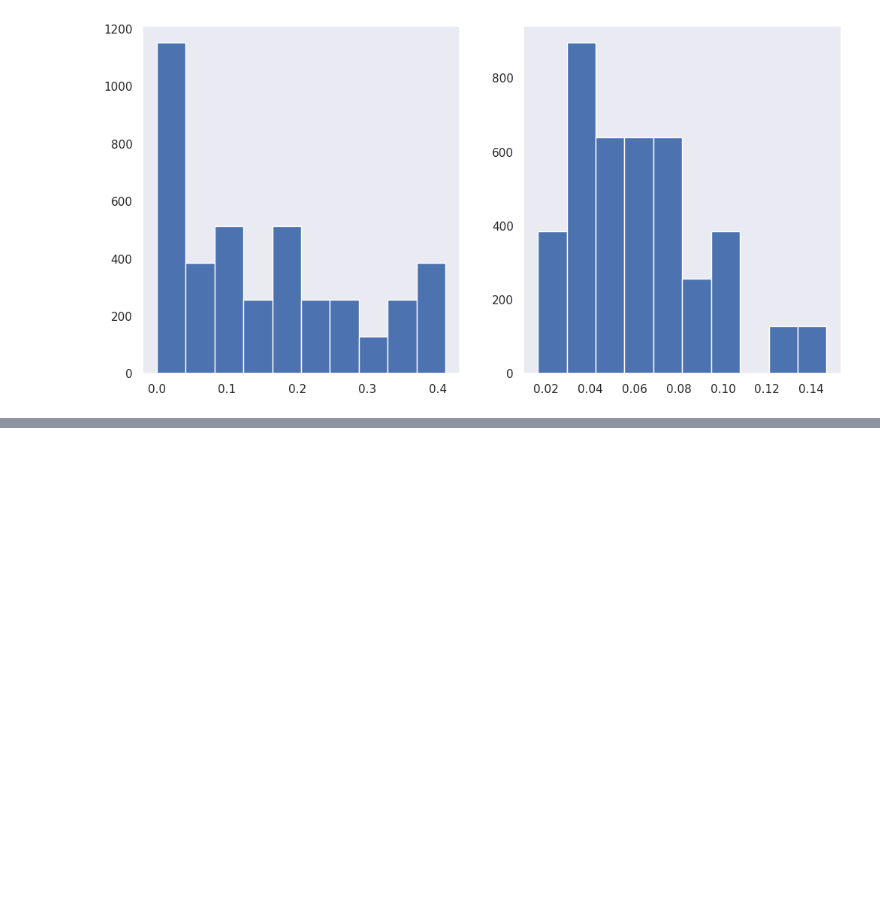
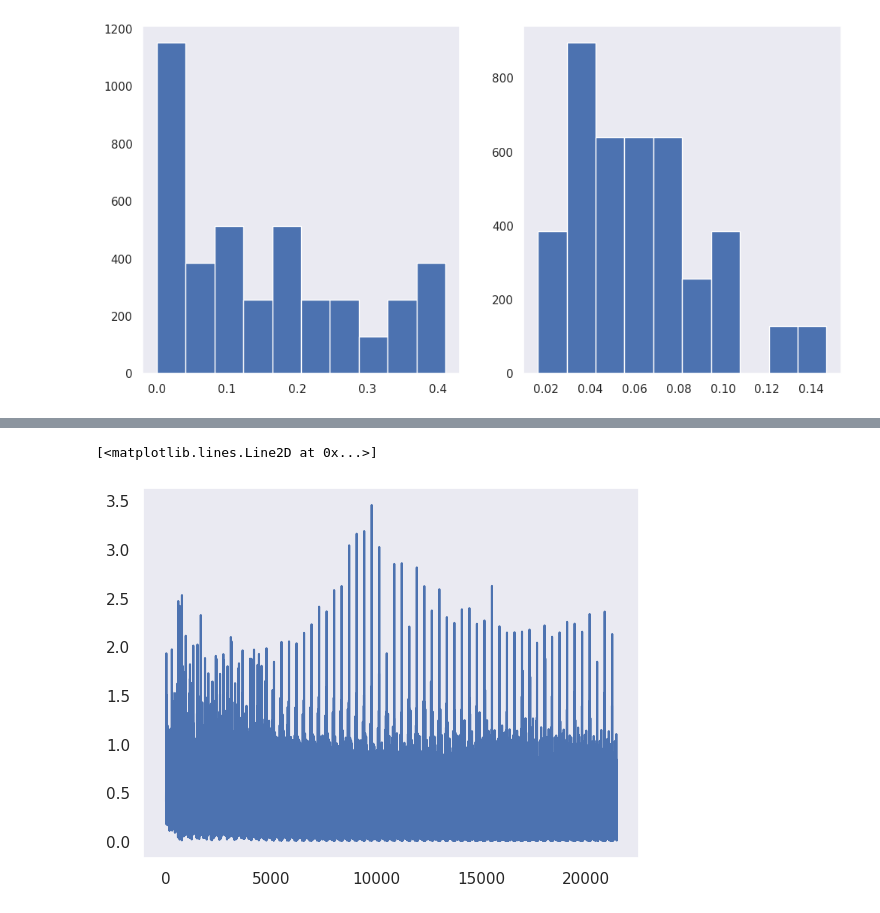
Before and after one commit to vnlinh112/IConNet, a Jupyter notebook: notebooks/physio16k_fold4_m13.ipynb, the cells around one changed output, grey strips where cells are left out. Cells and saved outputs as stored; diff of their text form; code cells hidden in the pictures; blank space fills up the shorter version.

```diff
--- a/notebooks/physio16k_fold4_m13.ipynb
+++ b/notebooks/physio16k_fold4_m13.ipynb
@@ -475,0 +476,5 @@ Mem before-during-after: 33834496 4376692736 33834496
+# %%
+plt.plot(train_losses)
+# %% [output]
+[<matplotlib.lines.Line2D at 0x...>]
+[figure, added]
```
Also changed, not shown: parts of 23 cells of this notebook, 6 other files.
